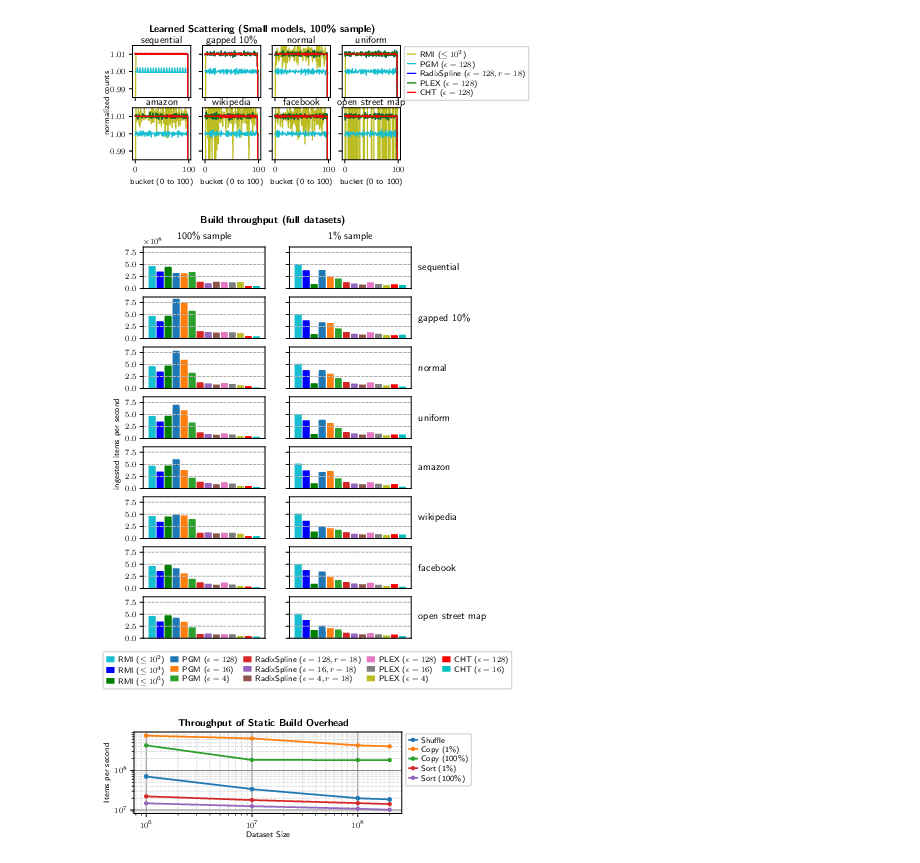
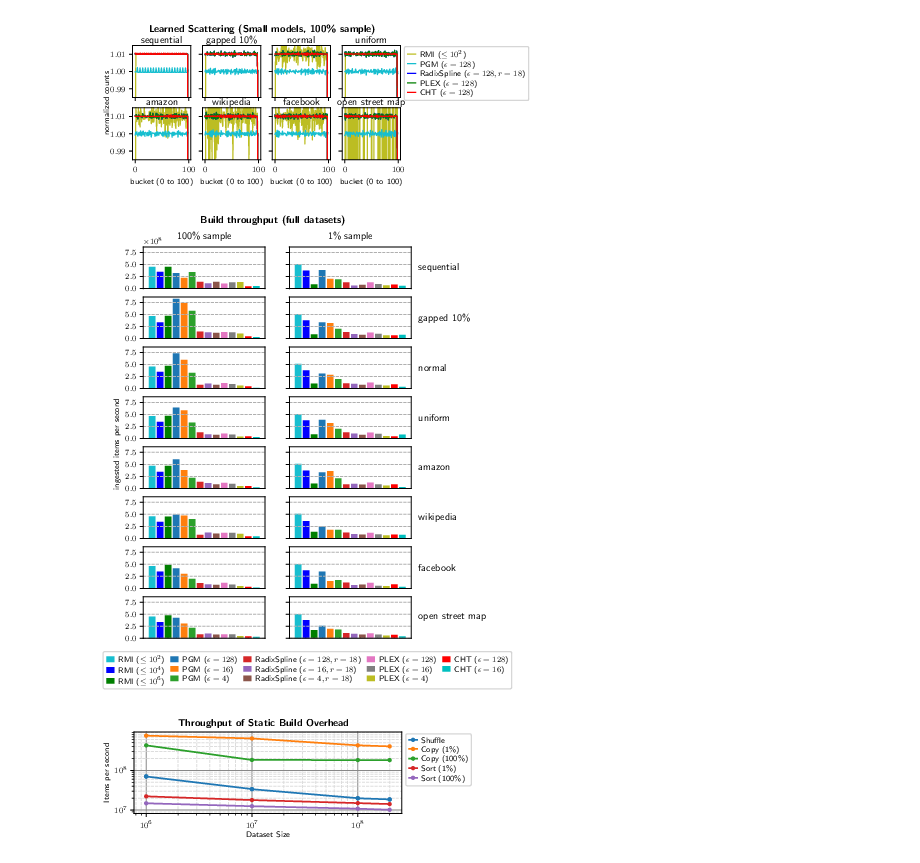
Before and after one commit to DominikHorn/learned-hashing, a Jupyter notebook: plots/plots.ipynb, the cells around one changed output. Drawn from its saved outputs; the diff is of its cells as text; code cells hidden in the pictures.

Commit message:
filter build throughput data by probing dist

```diff
--- a/plots/plots.ipynb
+++ b/plots/plots.ipynb
@@ -429,7 +429,7 @@ def plot_build_time(data, title, key):
 
     fig, axs = plt.subplots(rows, cols, figsize=(fig_width*0.8, rows*fig_height*0.6), sharex=True, sharey=True)
 
-    data = data[(data[rounded_dataset_size_key] >= 10**8) & (data[raw_func_key] != "cht_64_4")].copy(deep=True).sort_values(by=[dataset_order_key, order_key])
+    data = data[(data[rounded_dataset_size_key] >= 10**8) & (data[raw_func_key] != "cht_64_4") & (data[probing_dist_key] == 'uniform')].copy(deep=True).sort_values(by=[dataset_order_key, order_key])
     for i, (dataset, df) in enumerate(data.groupby([dataset_key], sort=False)):
         pad = 7.5
         axs[i][-1].annotate(
@@ -473,34 +473,34 @@ def plot_build_time(data, title, key):
                 axis='x',
                 which='both',
                 top=False,
                 bottom=False,
                 labelbottom=False
             )
 
     h, l = axs[0][0].get_legend_handles_labels()
     legend = fig.legend(h, l,
                loc='lower center',
                bbox_to_anchor=(0.6, 0.02),
                ncol=5,
                borderpad=0.4,
                labelspacing=0.2,
                handlelength=1.0,
                handletextpad=0.5,
                columnspacing=0.7
               )
     for line in legend.get_lines():
         line.set_linewidth(3.0)
 
     # overall title
     fig.suptitle(f"{title.capitalize()} throughput (full datasets)", y=0.94, fontweight="bold")
     fig.text(0.04, 0.5, 'ingested items per second', va='center', rotation='vertical')
 
     fig.savefig(f"build.pdf", bbox_inches="tight", dpi=300)
     fig.savefig(f"build.pgf", bbox_inches="tight", dpi=300)
 
 plot_build_time(th_df, "build", build_throughput_key)
 # %% [output]
-[figure, old version]
+[figure, new version]
 # %%
 def plot_build_overhead(data):
     data = data[[rounded_dataset_size_key, sample_size_key, shuffle_throughput_key, sample_throughput_key, sample_sort_throughput_key]]\
```
